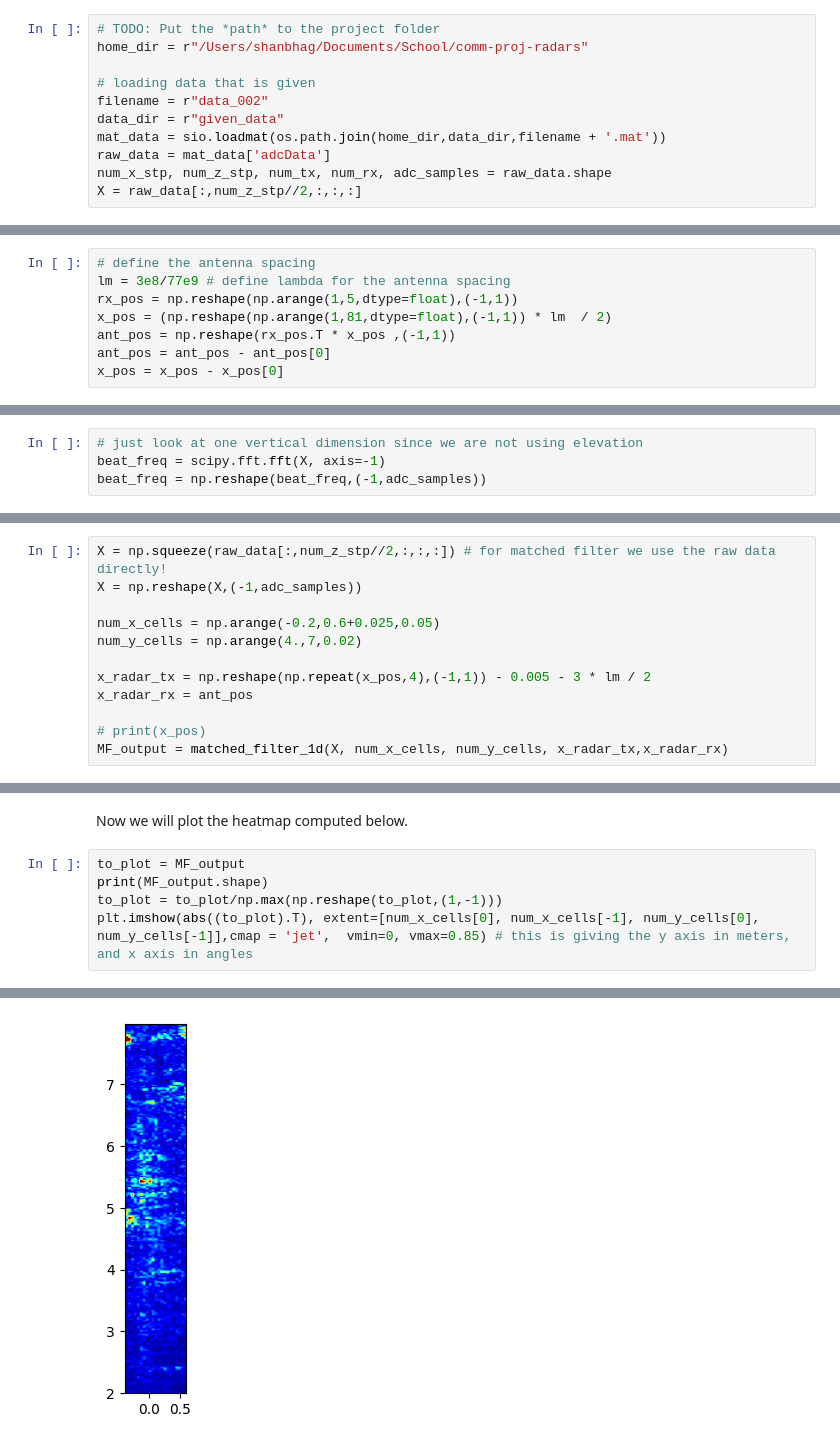
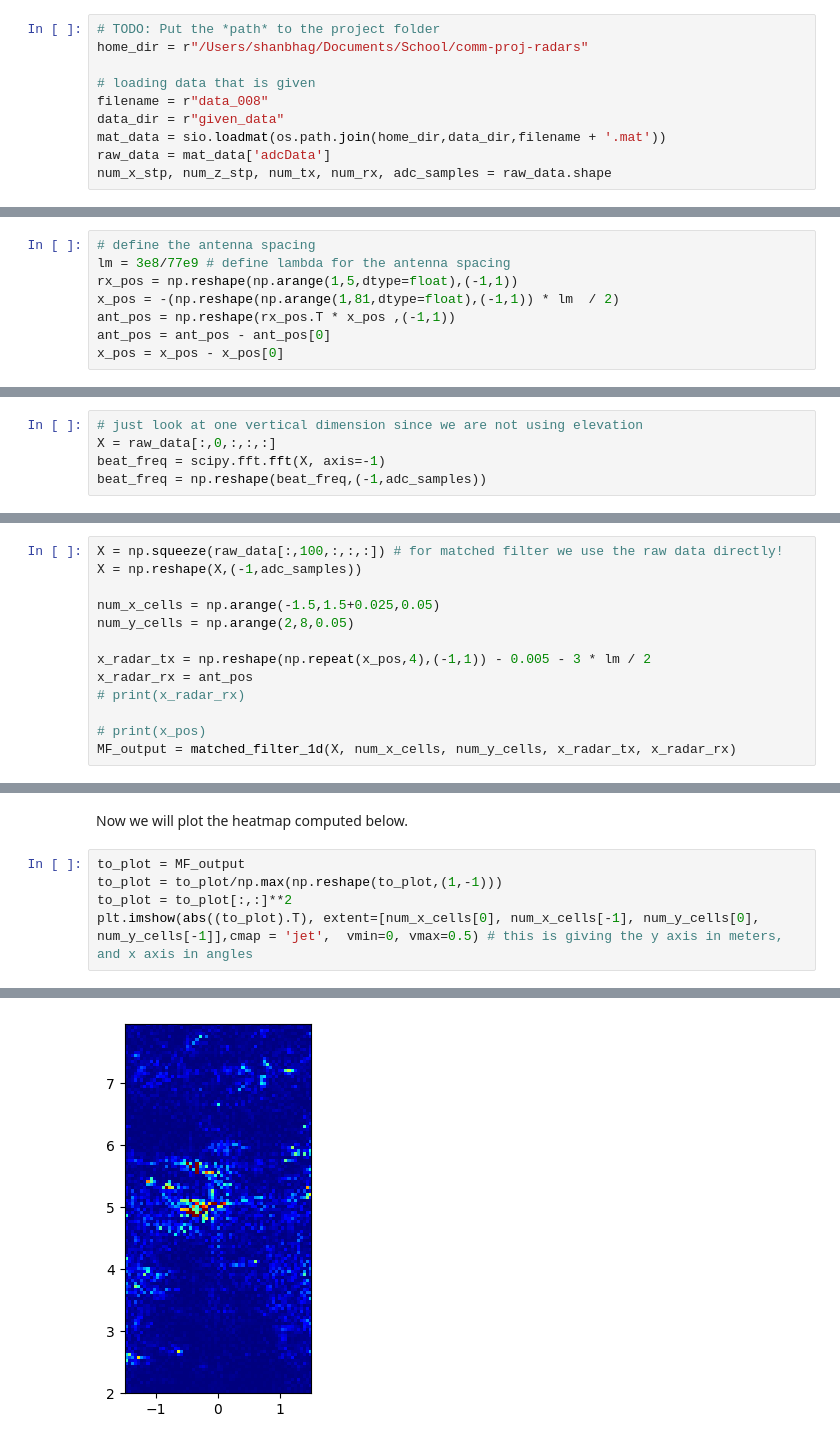
Before and after one commit to hailanzs/comm-proj-radar, a Jupyter notebook: exercise_2.ipynb, the cells around one changed output, grey strips where cells are left out. Cells and saved outputs as stored; diff of their text form.

```diff
--- a/exercise_2.ipynb
+++ b/exercise_2.ipynb
@@ -22,12 +22,11 @@ First, we load the data provided.
 home_dir = r"/Users/shanbhag/Documents/School/comm-proj-radars"
 
 # loading data that is given
-filename = r"data_002"
+filename = r"data_008"
 data_dir = r"given_data"
 mat_data = sio.loadmat(os.path.join(home_dir,data_dir,filename + '.mat'))
 raw_data = mat_data['adcData']
 num_x_stp, num_z_stp, num_tx, num_rx, adc_samples = raw_data.shape
-X = raw_data[:,num_z_stp//2,:,:,:]
 # %% [markdown]
 Now we will describe the antenna array pattern. The data provided was taken by scanning a much smaller radar and set of antennas to emulate a larger antenna array. This is also known as SAR (Synthetic Aperture Radar), which you have seen in the pre-recorded lectures.
 
@@ -37,7 +36,7 @@ The radar is moved along the x-axis 80 times, each time moving by a distance $\l
 # define the antenna spacing
 lm = 3e8/77e9 # define lambda for the antenna spacing
 rx_pos = np.reshape(np.arange(1,5,dtype=float),(-1,1))
-x_pos = (np.reshape(np.arange(1,81,dtype=float),(-1,1)) * lm  / 2)
+x_pos = -(np.reshape(np.arange(1,81,dtype=float),(-1,1)) * lm  / 2)
 ant_pos = np.reshape(rx_pos.T * x_pos ,(-1,1))
 ant_pos = ant_pos - ant_pos[0]
 x_pos = x_pos - x_pos[0]
@@ -46,4 +89,5 @@ In some cases, there is a lot of self-interference between the antennas when we
 # %%
 # just look at one vertical dimension since we are not using elevation
+X = raw_data[:,0,:,:,:]
 beat_freq = scipy.fft.fft(X, axis=-1)
 beat_freq = np.reshape(beat_freq,(-1,adc_samples))
@@ -157,15 +160,16 @@ def matched_filter_1d(raw_data_1d, num_x_cells, num_y_cells, x_radar_tx, x_radar
 Now we will reshape the raw data and create the cartesian coordinates that we will calculate outputs for.
 Again because this is a 1D matched fitler implementation, we will take a sample from the center of the 2D aperture. *num_x_cells* denotes the x coordinates that we will compute correlations for, and *num_y_cells* will denote the y coordinates that we compute correlations for.
 # %%
-X = np.squeeze(raw_data[:,num_z_stp//2,:,:,:]) # for matched filter we use the raw data directly!
+X = np.squeeze(raw_data[:,100,:,:,:]) # for matched filter we use the raw data directly!
 X = np.reshape(X,(-1,adc_samples))
 
-num_x_cells = np.arange(-0.2,0.6+0.025,0.05)
-num_y_cells = np.arange(4.,7,0.02)
+num_x_cells = np.arange(-1.5,1.5+0.025,0.05)
+num_y_cells = np.arange(2,8,0.05)
 
 x_radar_tx = np.reshape(np.repeat(x_pos,4),(-1,1)) - 0.005 - 3 * lm / 2
 x_radar_rx = ant_pos
+# print(x_radar_rx)
 
 # print(x_pos)
-MF_output = matched_filter_1d(X, num_x_cells, num_y_cells, x_radar_tx,x_radar_rx)
+MF_output = matched_filter_1d(X, num_x_cells, num_y_cells, x_radar_tx, x_radar_rx)
 # %% [output]
@@ -174,7 +178,7 @@ Processed cell (0.60,6.98) took -0.00 secc
 Now we will plot the heatmap computed below.
 # %%
 to_plot = MF_output
-print(MF_output.shape)
 to_plot = to_plot/np.max(np.reshape(to_plot,(1,-1)))
-plt.imshow(abs((to_plot).T), extent=[num_x_cells[0], num_x_cells[-1], num_y_cells[0], num_y_cells[-1]],cmap = 'jet',  vmin=0, vmax=0.85) # this is giving the y axis in meters, and x axis in angles
+to_plot = to_plot[:,:]**2
+plt.imshow(abs((to_plot).T), extent=[num_x_cells[0], num_x_cells[-1], num_y_cells[0], num_y_cells[-1]],cmap = 'jet',  vmin=0, vmax=0.5) # this is giving the y axis in meters, and x axis in angles
 # %% [output]
@@ -183 +186 @@ plt.imshow(abs((to_plot).T), extent=[num_x_cells[0], num_x_cells[-1], num_y_cell
-[figure, old version]
+[figure, new version]
```
Also changed, not shown: parts of 8 cells of this notebook, 2 other files.
